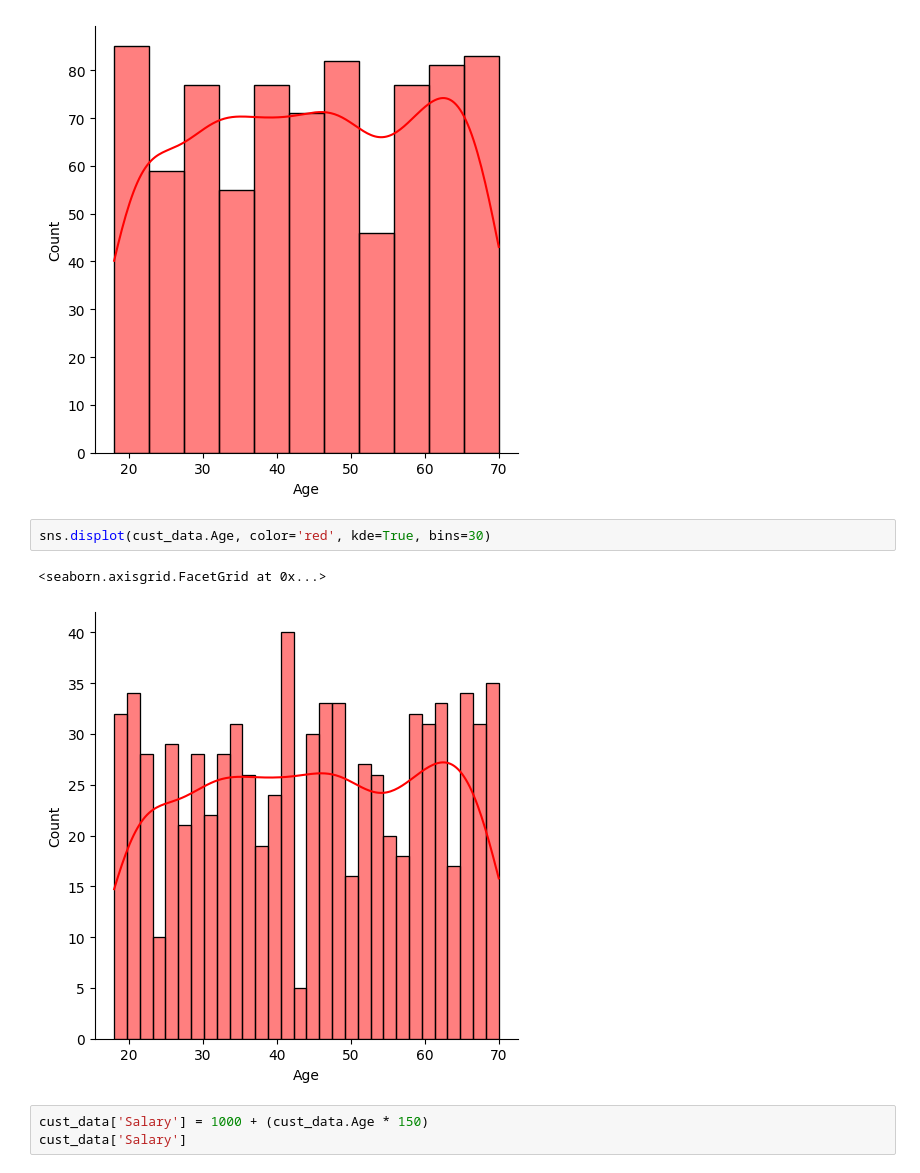
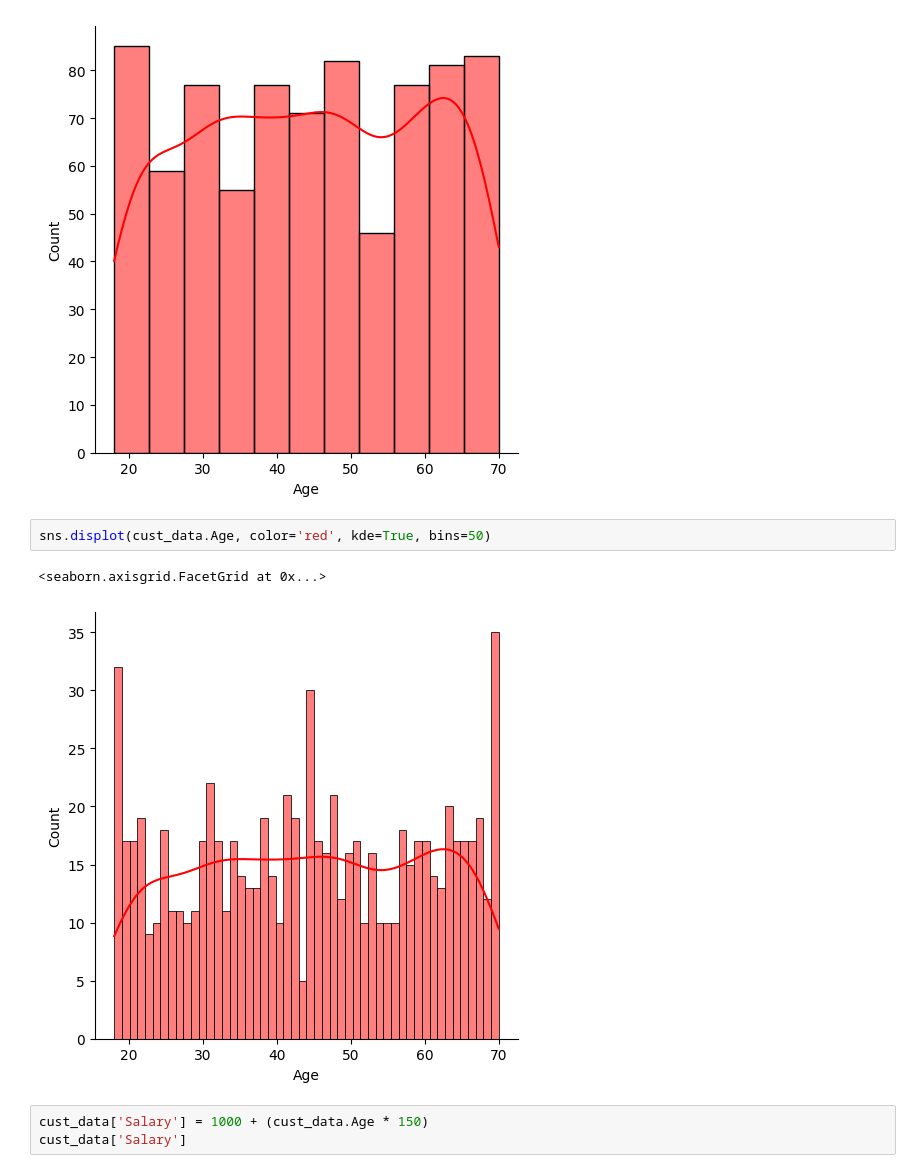
Before and after one commit to Ebin21/ML, a Jupyter notebook: cust-seaborn.ipynb, the cells around one changed output. Drawn from its saved outputs; the diff is of its cells as text.

```diff
--- a/cust-seaborn.ipynb
+++ b/cust-seaborn.ipynb
@@ -13,10 +13,10 @@ sns.displot(cust_data.Age, color='red', kde=True)
 <seaborn.axisgrid.FacetGrid at 0x...>
 [figure]
 # %%
-sns.displot(cust_data.Age, color='red', kde=True, bins=30)
+sns.displot(cust_data.Age, color='red', kde=True, bins=50)
 # %% [output]
 <seaborn.axisgrid.FacetGrid at 0x...>
-[figure, old version]
+[figure, new version]
 # %%
 cust_data['Salary'] = 1000 + (cust_data.Age * 150)
 cust_data['Salary']
```
Also changed, not shown: parts of 1 cell of this notebook.
